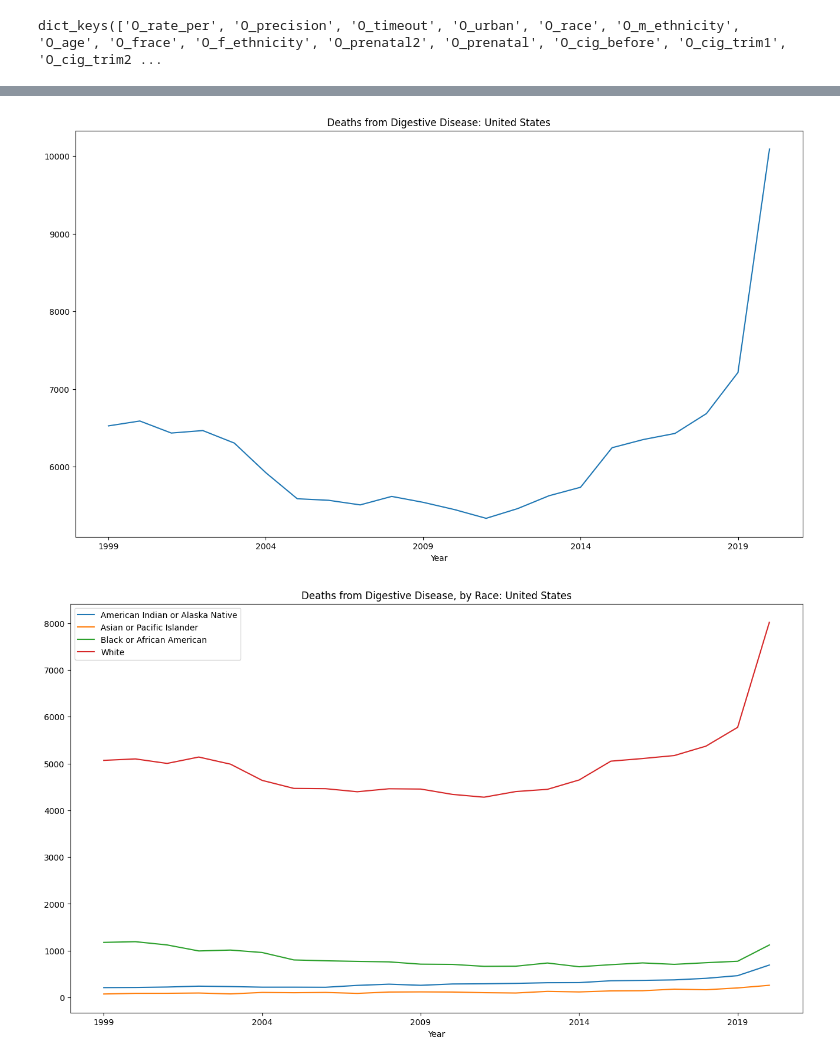
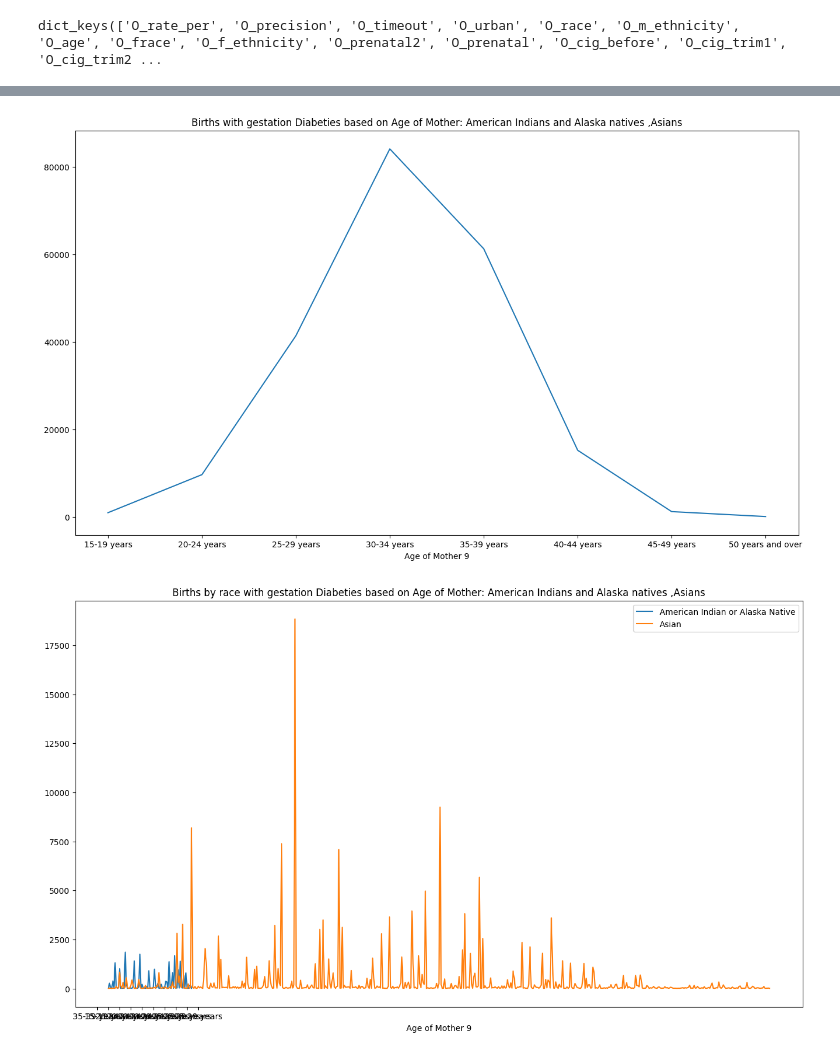
Before and after one commit to Abhijith-S-D/Pregnancy-Related_Complications_Mortality_in_US, a Jupyter notebook: WonderAPITrial/CDC+WONDER+API+Example_D149.ipynb, the cells around one changed output, grey strips where cells are left out. Cells and saved outputs as stored; diff of their text form; code cells hidden in the pictures.

```diff
--- a/WonderAPITrial/CDC+WONDER+API+Example_D149.ipynb
+++ b/WonderAPITrial/CDC+WONDER+API+Example_D149.ipynb
@@ -687,4 +788,8 @@ xml_request += createParameterList(misc_parameters)
 xml_request += "</request-parameters>"
+# %%
+f = open('request.xml','w')
+f.write(xml_request)
+f.close()
 # %%
 import requests
 
@@ -726,6 +826,7 @@ def xml2df(xml_data):
     all_records = []
     row_number = 0
     rows = root.find_all("r")
+    # print(rows)
 
     for row in rows:
         if row_number >= len(all_records):
@@ -739,7 +840,14 @@ def xml2df(xml_data):
                     all_records[row_number].append(cell.attrs["v"])
             else:
                 if 'r' not in cell.attrs:
-                    all_records[row_number].append(cell.attrs["l"])
+                    try:
+                        # print(all_records,row_number)
+                        all_records[row_number].append(cell.attrs["l"])
+                    except KeyError:
+                        del all_records[-1]
+                        row_number-=1
+                        break
+
                 else:
 
                     for row_index in range(int(cell.attrs["r"])):
@@ -751,3 +859,10 @@ def xml2df(xml_data):
 
         row_number += 1
     return all_records
+# %%
+group_by_dict = { x['value']:x.text for x in dom.find('select',attrs={"name" : 'B_1'}).findChildren('option')}
+measure_columns = [ m_attr[u][v] for u,v in m_parameters.items()]
+
+group_by_columns = [  group_by_dict[x] for x in b_parameters.values() if x != '*None*']
+data_columns = group_by_columns + measure_columns
+data_columns
@@ -754,7 +878,7 @@ def xml2df(xml_data):
 # %%
 data_frame = xml2df(data)
 
-df = pd.DataFrame(data=data_frame, columns=["Year", "Race", "Deaths", "Population", "Crude Rate", "Age-adjusted Rate", "Age-adjusted Rate Standard Error"])
+df = pd.DataFrame(data=data_frame, columns=data_columns)
 
-df.head()
+df
 # %% [output]
@@ -765,32 +901,32 @@ from matplotlib import pyplot as plt
 %matplotlib inline
 
 # Group total number of deaths by year
-df.groupby(by=['Year']).sum()['Deaths'].plot(title='Deaths from Digestive Disease: United States');
+df.groupby(by=['Age of Mother 9']).sum()['Births'].plot(title='Births with gestation Diabeties based on Age of Mother: American Indians and Alaska natives ,Asians');
 fig = plt.gcf()
 fig.set_size_inches(16, 9)
 # %% [output]
-[figure, old version]
+[figure, new version]
 # %%
 # Create mult-line chart for deaths by race
 
 # Store figure and axis for shared plot
 fig, ax = plt.subplots()
 
 # Store labels for all race groups
 labels = []
 
 # For each group in the groupby object, grab the 'Race' label and create a line plot for it
-for key, grp in df.groupby(['Race']):
-    ax = grp.plot(ax=ax, kind='line', x='Year', y='Deaths')
+for key, grp in df.groupby(["Mother's Single Race 6"]):
+    ax = grp.plot(ax=ax, kind='line', x='Age of Mother 9', y='Births')
     labels.append(key)
 
 # Set the labels for each line using the group labels
 lines, _ = ax.get_legend_handles_labels()
 ax.legend(lines, labels, loc='best')
 
 # Configure chart size and title
 fig = plt.gcf()
 fig.set_size_inches(16, 9)
-plt.title("Deaths from Digestive Disease, by Race: United States");
+plt.title("Births by race with gestation Diabeties based on Age of Mother: American Indians and Alaska natives ,Asians");
 # %% [output]
-[figure, old version]
+[figure, new version]
```
Also changed, not shown: parts of 25 cells of this notebook, 1 other file.
